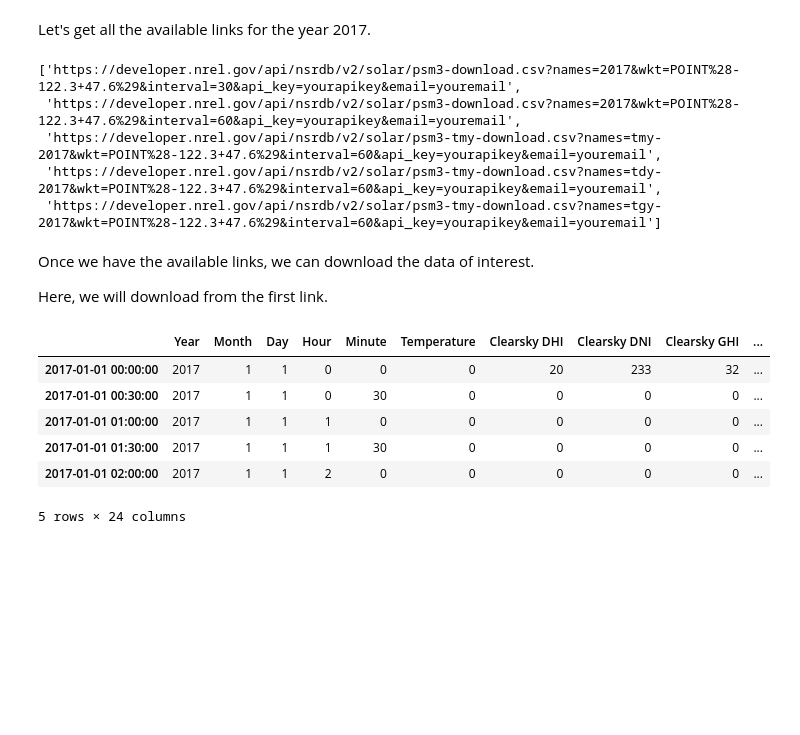
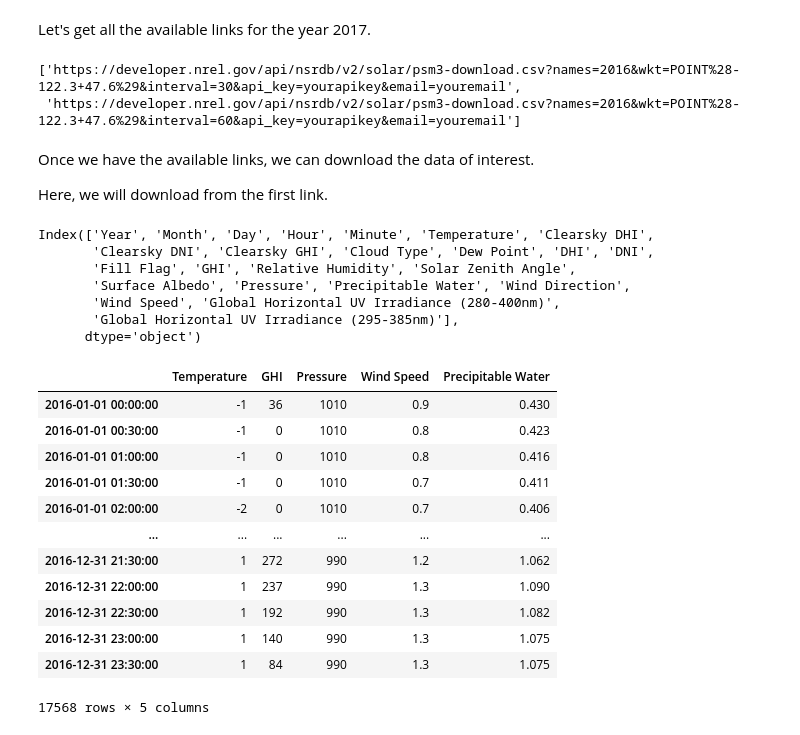
Before and after one commit to SarthakJariwala/nrel_dev_api, a Jupyter notebook: 04_solar.nsrdb.ipynb, the cells around one changed output. Drawn from its saved outputs; the diff is of its cells as text; code cells hidden in the pictures; blank space fills up the shorter version.

```diff
--- a/04_solar.nsrdb.ipynb
+++ b/04_solar.nsrdb.ipynb
@@ -209,18 +209,18 @@ set_nrel_api_key(os.environ.get("NREL_API_KEY"))
 # %% [markdown]
 Let's get all the available links for the year 2017.
 # %%
-links = get_nsrdb_download_links(year=2017, lat=47.6, lon=-122.3)
+links = get_nsrdb_download_links(year=2016, lat=47.6, lon=-122.3)
 links
 # %% [output]
-['https://developer.nrel.gov/api/nsrdb/v2/solar/psm3-download.csv?names=2017&wkt=POINT%28-122.3+47.6%29&interval=30&api_key=yourapikey&email=youremail',
- 'https://developer.nrel.gov/api/nsrdb/v2/solar/psm3-download.csv?names=2017&wkt=POINT%28-122.3+47.6%29&interval=60&api_key=yourapikey&email=youremail',
- 'https://developer.nrel.gov/api/nsrdb/v2/solar/psm3-tmy-download.csv?names=tmy-2017&wkt=POINT%28-122.3+47.6%29&interval=60&api_key=yourapikey&email=youremail',
- 'https://developer.nrel.gov/api/nsrdb/v2/solar/psm3-tmy-download.csv?names=tdy-2017&wkt=POINT%28-122.3+47.6%29&interval=60&api_key=yourapikey&email=youremail',
- 'https://developer.nrel.gov/api/nsrdb/v2/solar/psm3-tmy-download.csv?names=tgy-2017&wkt=POINT%28-122.3+47.6%29&interval=60&api_key=yourapikey&email=youremail']
+['https://developer.nrel.gov/api/nsrdb/v2/solar/psm3-download.csv?names=2016&wkt=POINT%28-122.3+47.6%29&interval=30&api_key=yourapikey&email=youremail',
+ 'https://developer.nrel.gov/api/nsrdb/v2/solar/psm3-download.csv?names=2016&wkt=POINT%28-122.3+47.6%29&interval=60&api_key=yourapikey&email=youremail']
 # %%
 # export
 import pandas as pd
 import warnings
+
+# these are strings because of easy comparisons made later
+LEAP_YEARS = ["1992", "1996", "2000", "2004", "2008", "2012", "2016", "2020", "2024", "2028", "2032"]
 
 def download_nsrdb_data(
     link,
@@ -228,6 +228,8 @@ def download_nsrdb_data(
     api_key=None,
 ):
     """Download NSRDB data from the provided link and returns a pandas DataFrame."""
+
+    total_mins_in_year = 365 * 24 * 60
 
     if not isinstance(link, str):
         raise ValueError(f"Requires a str type. You provided {type(link)} type")
@@ -246,14 +248,18 @@ def download_nsrdb_data(
         if i[0] == "interval":
             interval = i[1]
         if i[0] == "names":
-            year = i[1]  # this will also catch "tmy-*" names in years & and lead to errors in date_range
+            year = i[1][-4:]  # this will catch only the year even from "tmy-*" names in years
+
+            if year in LEAP_YEARS:
+                link = link + "&leap_day=true"
+                total_mins_in_year += (24 * 60) # add extra mins for the leap year
 
     df = pd.read_csv(link, skiprows=2)
 
     try:
         # if this doesn't raise valuerror, then we can go ahead and set the new index
         int(year)
-        df = df.set_index(pd.date_range(f"1/1/{year}", freq=interval+'Min', periods=525600/int(interval)))
+        df = df.set_index(pd.date_range(f"1/1/{year}", freq=interval+'Min', periods=total_mins_in_year/int(interval)))
 
     except ValueError:
         warnings.warn("Could not set the index to datetime; please do it manually", UserWarning)
@@ -266,12 +272,28 @@ Here, we will download from the first link.
 # %%
 df = download_nsrdb_data(links[0], email="sarthakjariwala1@gmail.com")
 # %%
-df.head()
+df.columns
 # %% [output]
-|  | Year | Month | Day | Hour | Minute | Temperature | Clearsky DHI | Clearsky DNI | Clearsky GHI | ... |
-| 2017-01-01 00:00:00 | 2017 | 1 | 1 | 0 | 0 | 0 | 20 | 233 | 32 | ... |
-| 2017-01-01 00:30:00 | 2017 | 1 | 1 | 0 | 30 | 0 | 0 | 0 | 0 | ... |
-| 2017-01-01 01:00:00 | 2017 | 1 | 1 | 1 | 0 | 0 | 0 | 0 | 0 | ... |
-| 2017-01-01 01:30:00 | 2017 | 1 | 1 | 1 | 30 | 0 | 0 | 0 | 0 | ... |
-| 2017-01-01 02:00:00 | 2017 | 1 | 1 | 2 | 0 | 0 | 0 | 0 | 0 | ... |
-5 rows × 24 columns
+Index(['Year', 'Month', 'Day', 'Hour', 'Minute', 'Temperature', 'Clearsky DHI',
+       'Clearsky DNI', 'Clearsky GHI', 'Cloud Type', 'Dew Point', 'DHI', 'DNI',
+       'Fill Flag', 'GHI', 'Relative Humidity', 'Solar Zenith Angle',
+       'Surface Albedo', 'Pressure', 'Precipitable Water', 'Wind Direction',
+       'Wind Speed', 'Global Horizontal UV Irradiance (280-400nm)',
+       'Global Horizontal UV Irradiance (295-385nm)'],
+      dtype='object')
+# %%
+df[["Temperature", "GHI", "Pressure", "Wind Speed", "Precipitable Water"]]
+# %% [output]
+|  | Temperature | GHI | Pressure | Wind Speed | Precipitable Water |
+| 2016-01-01 00:00:00 | -1 | 36 | 1010 | 0.9 | 0.430 |
+| 2016-01-01 00:30:00 | -1 | 0 | 1010 | 0.8 | 0.423 |
+| 2016-01-01 01:00:00 | -1 | 0 | 1010 | 0.8 | 0.416 |
+| 2016-01-01 01:30:00 | -1 | 0 | 1010 | 0.7 | 0.411 |
+| 2016-01-01 02:00:00 | -2 | 0 | 1010 | 0.7 | 0.406 |
+| ... | ... | ... | ... | ... | ... |
+| 2016-12-31 21:30:00 | 1 | 272 | 990 | 1.2 | 1.062 |
+| 2016-12-31 22:00:00 | 1 | 237 | 990 | 1.3 | 1.090 |
+| 2016-12-31 22:30:00 | 1 | 192 | 990 | 1.3 | 1.082 |
+| 2016-12-31 23:00:00 | 1 | 140 | 990 | 1.3 | 1.075 |
+| 2016-12-31 23:30:00 | 1 | 84 | 990 | 1.3 | 1.075 |
+17568 rows × 5 columns
```
Also changed, not shown: parts of 2 cells of this notebook, 3 other files.
